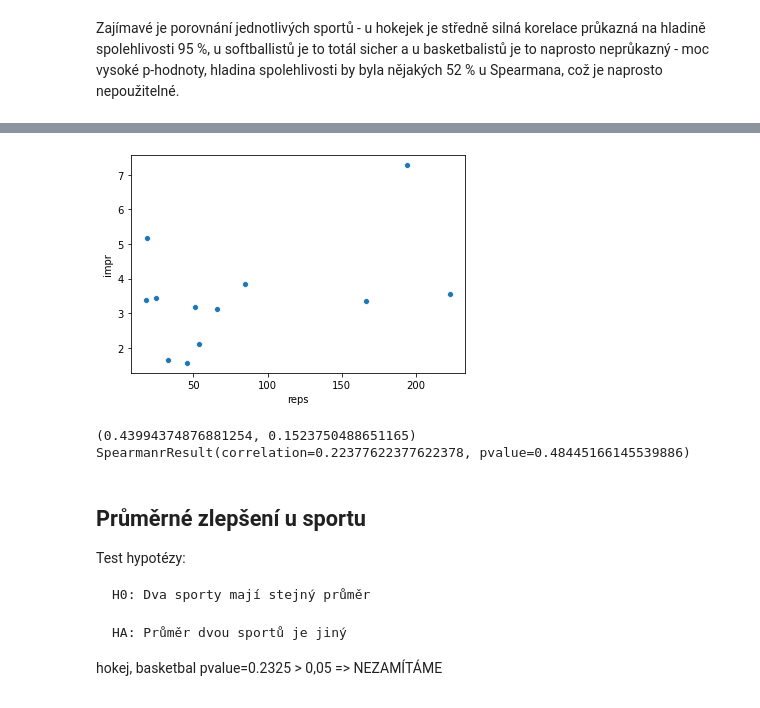
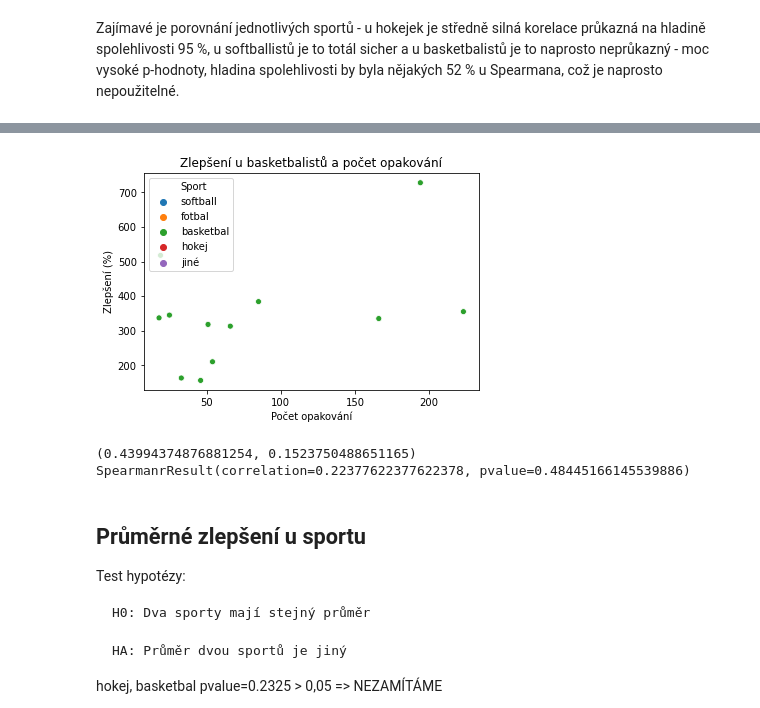
Before and after one commit to PavelHlubik/hoff2, a Jupyter notebook: main.ipynb, the cells around one changed output, grey strips where cells are left out. Cells and saved outputs as stored; diff of their text form; code cells hidden in the pictures.

```diff
--- a/main.ipynb
+++ b/main.ipynb
@@ -61,9 +61,11 @@ wcs = df['sport'].value_counts()
 sports_filtered = df['sport'].map(lambda x:
                                   x if wcs.loc[x] >= 4
                                   else 'jiné')
-df['sport_filtered'] = sports_filtered
+df['Sport'] = sports_filtered
 
-ax = sns.scatterplot(x=df['reps'], y=df['impr'], hue=df['sport_filtered'])
+ax = sns.scatterplot(x=df['reps'], y=df['impr'] * 100, hue=df['Sport'])
+ax.set_title('Zlepšení a počet opakování')
+ax.set(xlabel='Počet opakování', ylabel='Zlepšení (%)')
 ax.get_figure().savefig('zlepseni_x_reps.png')
 ax
 # %% [output]
@@ -136,13 +142,16 @@ SpearmanrResult(correlation=0.8510677611520904, pvalue=0.0017911300301950454)
 # %%
 s = 'basketbal'
 df_sport = df[(df['sport'] == s) | (df['sport'] == 'rozhodčí basket')]
-ax = sns.scatterplot(x=df_sport['reps'], y=df_sport['impr'])
+ax = sns.scatterplot(x=df_sport['reps'], y=df_sport['impr']* 100, hue=df['Sport'])
+ax.set_title('Zlepšení u basketbalistů a počet opakování')
+ax.set(xlabel='Počet opakování', ylabel='Zlepšení (%)')
+ax.legend(loc='upper left')
 ax.get_figure().savefig(f'zlepseni_x_reps_{s}.png')
 plt.show(ax)
 print(scipy.stats.pearsonr(x=df_sport['reps'], y=df_sport['impr']))
 print(scipy.stats.spearmanr(a=df_sport['reps'], b=df_sport['impr']))
 # %% [output]
-[figure, old version]
+[figure, new version]
 (0.43994374876881254, 0.1523750488651165)
 SpearmanrResult(correlation=0.22377622377622378, pvalue=0.48445166145539886)
 # %% [markdown]
```
Also changed, not shown: parts of 5 cells of this notebook, 6 other files.
